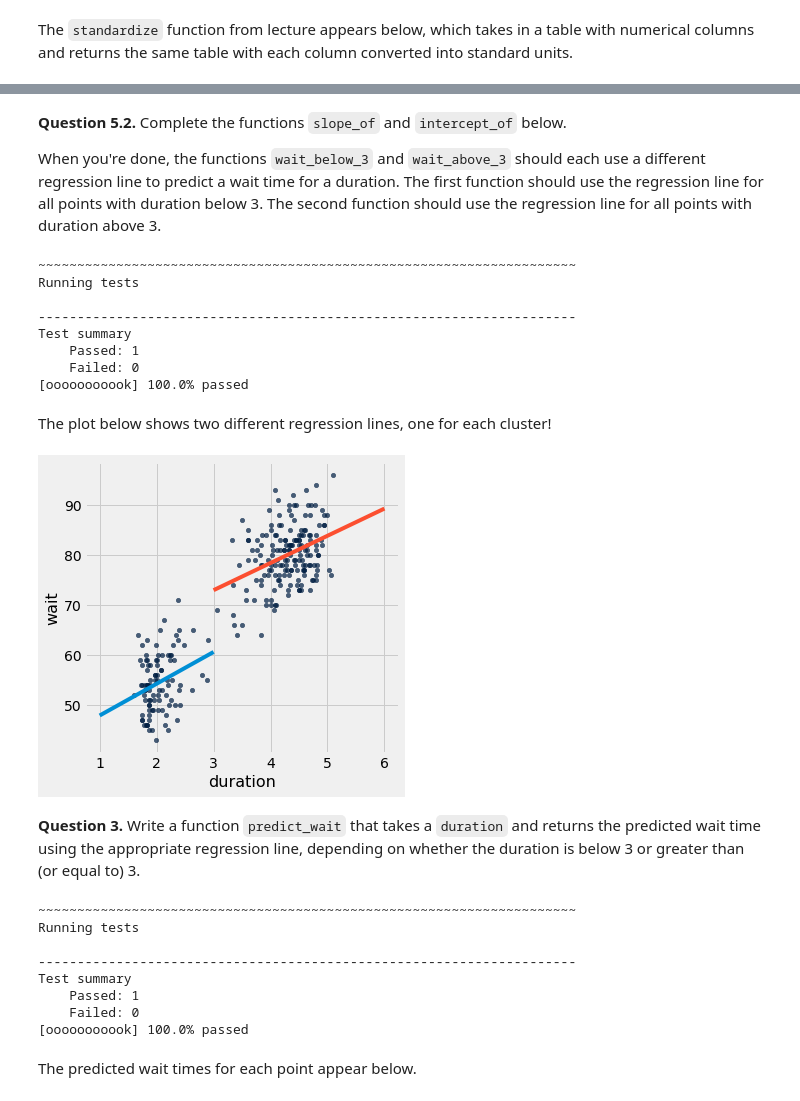
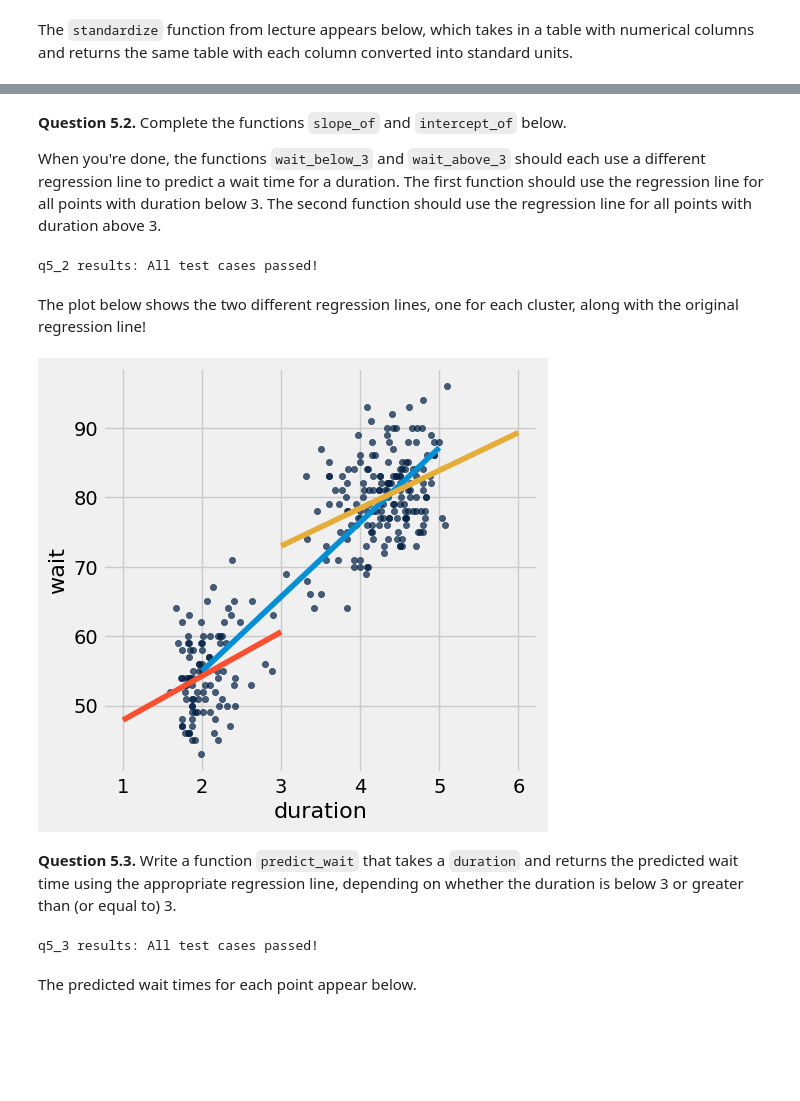
Before and after one commit to nvtqx1/DS, a Jupyter notebook: lab09.ipynb, the cells around one changed output, grey strips where cells are left out. Cells and saved outputs as stored; diff of their text form; code cells hidden in the pictures; blank space fills up the shorter version.

```diff
--- a/lab09.ipynb
+++ b/lab09.ipynb
@@ -556,11 +394,6 @@ Test summary
 **Question 5.2.** Complete the functions `slope_of` and `intercept_of` below.
 
 When you're done, the functions `wait_below_3` and `wait_above_3` should each use a different regression line to predict a wait time for a duration. The first function should use the regression line for all points with duration below 3. The second function should use the regression line for all points with duration above 3.
-
-<!--
-BEGIN QUESTION
-name: q5_2
--->
 # %%
 def slope_of(t, r):
     """Return the slope of the regression line for t in original units.
@@ -585,25 +418,19 @@ def wait_below_3(duration):
 
 def wait_above_3(duration):
     return above_3_a * duration + above_3_b
-# %%
-ok.grade('q5_2');
-# %% [output]
-~~~~~~~~~~~~~~~~~~~~~~~~~~~~~~~~~~~~~~~~~~~~~~~~~~~~~~~~~~~~~~~~~~~~~
-Running tests
-
----------------------------------------------------------------------
-Test summary
-    Passed: 1
-    Failed: 0
-[ooooooooook] 100.0% passed
+# %%
+grader.check("q5_2")
+# %% [output]
+q5_2 results: All test cases passed!
 # %% [markdown]
-The plot below shows two different regression lines, one for each cluster!
+The plot below shows the two different regression lines, one for each cluster, along with the original regression line!
 # %%
 faithful.scatter(0, 1)
+plots.plot([2, 5], [two_minute_predicted_waiting_time, five_minute_predicted_waiting_time])
 plots.plot([1, 3], [wait_below_3(1), wait_below_3(3)])
 plots.plot([3, 6], [wait_above_3(3), wait_above_3(6)]);
 # %% [output]
-[figure, old version]
+[figure, new version]
 # %% [markdown]
-**Question 3.** Write a function `predict_wait` that takes a `duration` and returns the predicted wait time using the appropriate regression line, depending on whether the duration is below 3 or greater than (or equal to) 3.
+**Question 5.3.** Write a function `predict_wait` that takes a `duration` and returns the predicted wait time using the appropriate regression line, depending on whether the duration is below 3 or greater than (or equal to) 3.
 # %%
@@ -612,17 +440,10 @@ def predict_wait(duration):
     if duration < 3:
         return wait_below_3(duration)
     return wait_above_3(duration)
-# %%
-ok.grade('q5_3');
-# %% [output]
-~~~~~~~~~~~~~~~~~~~~~~~~~~~~~~~~~~~~~~~~~~~~~~~~~~~~~~~~~~~~~~~~~~~~~
-Running tests
-
----------------------------------------------------------------------
-Test summary
-    Passed: 1
-    Failed: 0
-[ooooooooook] 100.0% passed
+# %%
+grader.check("q5_3")
+# %% [output]
+q5_3 results: All test cases passed!
 # %% [markdown]
 The predicted wait times for each point appear below.
 # %%
```
Also changed, not shown: parts of 69 cells of this notebook, 24 other files.
